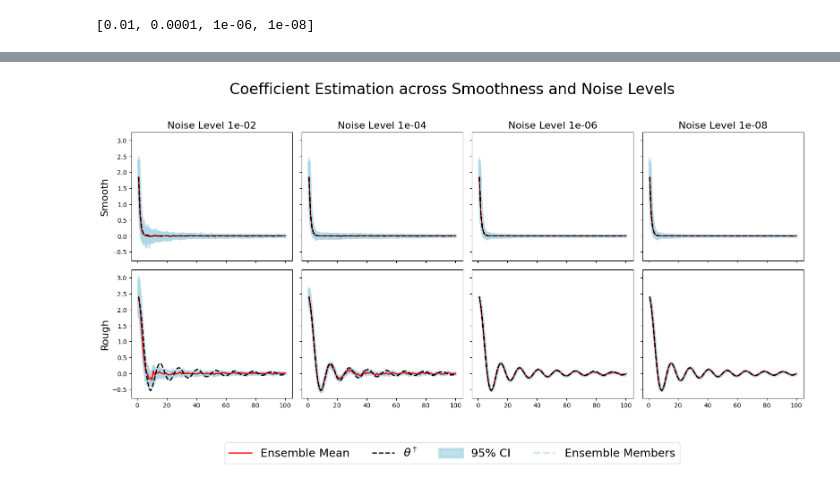
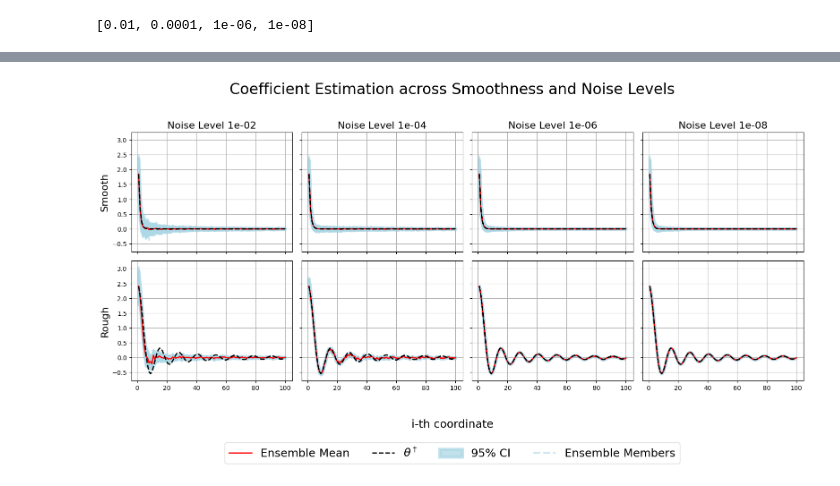
Before and after one commit to Tienstra/EarlyStoppingBIP, a Jupyter notebook: Notebooks/Linear.ipynb, the cells around one changed output, grey strips where cells are left out. Saved outputs shown, nothing was run; the diff lists cells and outputs as text; code cells hidden in the pictures.

```diff
--- a/Notebooks/Linear.ipynb
+++ b/Notebooks/Linear.ipynb
@@ -180,33 +180,33 @@ for row_idx, item in enumerate(data):
         )
 
         # Quantiles
         quantiles = jnp.quantile(hat_coefs_f0_ensemble, q, axis=1)
         fill_handle = ax.fill_between(
             i_array,
             quantiles[0],
             quantiles[1],
             color="lightblue",
             alpha=0.75,
             label="95% CI",
             linewidth=5,
         )
-
+        ax.grid(True)
         # Axis labels
         if col_idx == 0:
             ax.set_ylabel(f"{type_label}", fontsize=16)
         if row_idx == 0:
             ax.set_title(f"Noise Level {noise_levels[col_idx]:.0e}", fontsize=16)
-
+fig.supxlabel("i-th coordinate", fontsize=18)
 # Common legend
 handles = [ensemble_mean_handle, f0_handle, fill_handle, ensemble_members_handle[0]]
 labels = ["Ensemble Mean", r"$\theta^\dagger$", "95% CI", "Ensemble Members"]
 fig.legend(
     handles, labels, loc="lower center", ncol=4, fontsize=18, bbox_to_anchor=(0.5, -0.1)
 )
 
 # Main title
 fig.suptitle(r"Coefficient Estimation across Smoothness and Noise Levels", fontsize=24)
 plt.tight_layout(rect=[0, 0.05, 1, 0.95])
 plt.show()
 # %% [output]
-[figure, old version]
+[figure, new version]
```
Also changed, not shown: parts of 1 cell of this notebook, 5 other files.
